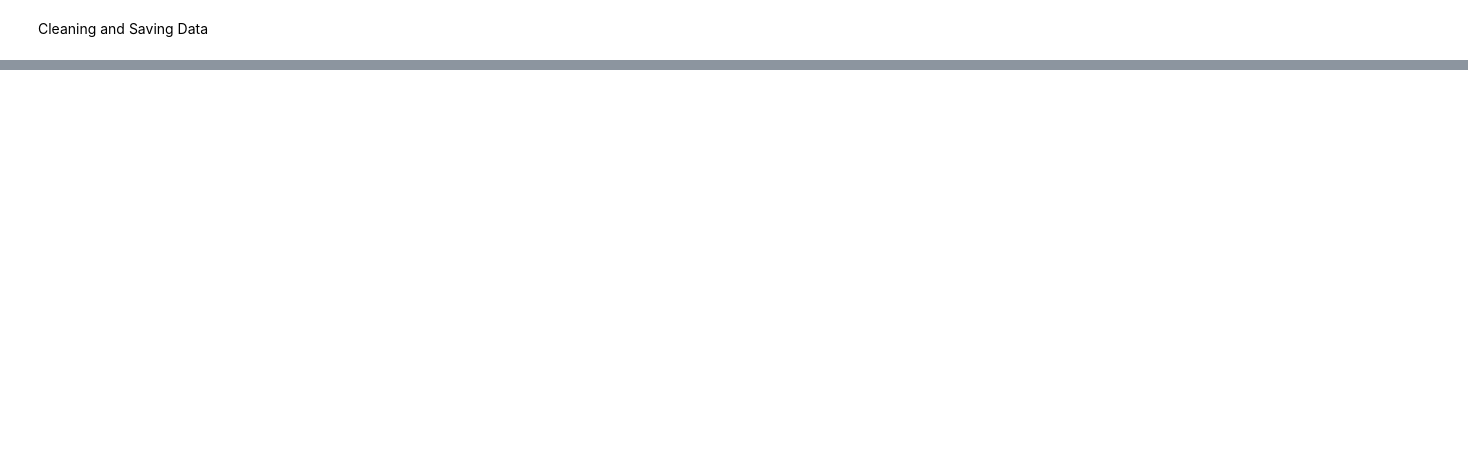
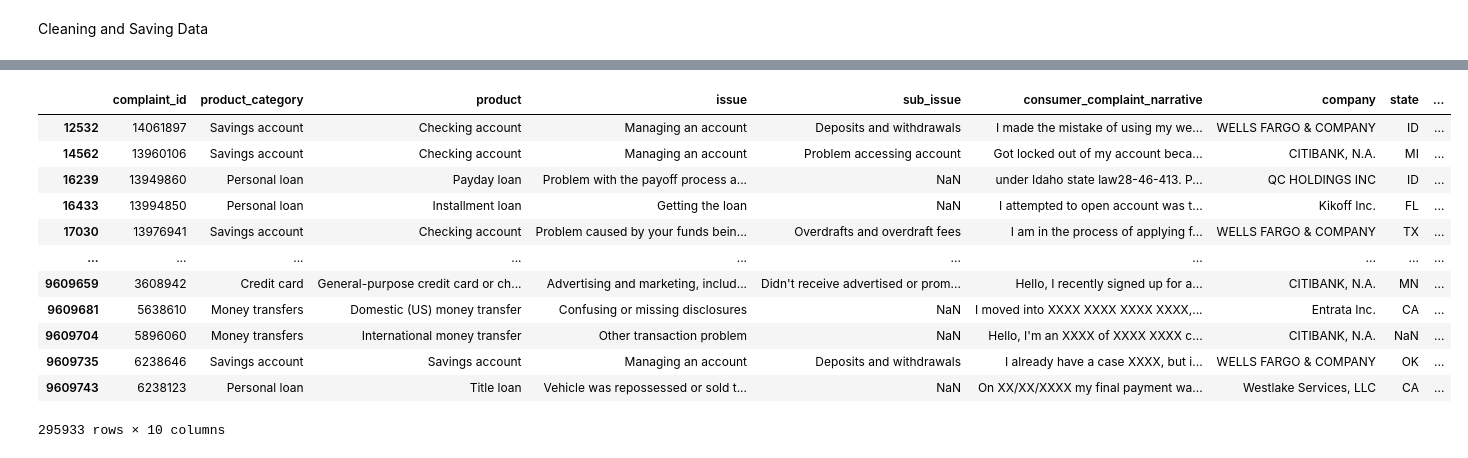
Before and after one commit to tib-dev/rag-complaint-chatbot, a Jupyter notebook: notebooks/eda.ipynb, the cells around one changed output, grey strips where cells are left out. Saved outputs shown, nothing was run; the diff lists cells and outputs as text; code cells hidden in the pictures; blank space fills up the shorter version.

```diff
--- a/notebooks/eda.ipynb
+++ b/notebooks/eda.ipynb
@@ -77,3 +160,27 @@ validate_rag_ready(df_clean)
+# %%
+mask = df_clean["consumer_complaint_narrative"].str.contains(
+    "XX|XXXX",
+    case=False,
+    na=False
+)
+
+df_filtered = df_clean[mask]
+# %%
+df_filtered
+# %% [output]
+|  | complaint_id | product_category | product | issue | sub_issue | consumer_complaint_narrative | company | state | ... |
+| 12532 | 14061897 | Savings account | Checking account | Managing an account | Deposits and withdrawals | I made the mistake of using my we... | WELLS FARGO & COMPANY | ID | ... |
+| 14562 | 13960106 | Savings account | Checking account | Managing an account | Problem accessing account | Got locked out of my account beca... | CITIBANK, N.A. | MI | ... |
+| 16239 | 13949860 | Personal loan | Payday loan | Problem with the payoff process a... | NaN | under Idaho state law28-46-413. P... | QC HOLDINGS INC | ID | ... |
+| 16433 | 13994850 | Personal loan | Installment loan | Getting the loan | NaN | I attempted to open account was t... | Kikoff Inc. | FL | ... |
+| 17030 | 13976941 | Savings account | Checking account | Problem caused by your funds bein... | Overdrafts and overdraft fees | I am in the process of applying f... | WELLS FARGO & COMPANY | TX | ... |
+| ... | ... | ... | ... | ... | ... | ... | ... | ... | ... |
+| 9609659 | 3608942 | Credit card | General-purpose credit card or ch... | Advertising and marketing, includ... | Didn't receive advertised or prom... | Hello, I recently signed up for a... | CITIBANK, N.A. | MN | ... |
+| 9609681 | 5638610 | Money transfers | Domestic (US) money transfer | Confusing or missing disclosures | NaN | I moved into XXXX XXXX XXXX XXXX,... | Entrata Inc. | CA | ... |
+| 9609704 | 5896060 | Money transfers | International money transfer | Other transaction problem | NaN | Hello, I'm an XXXX of XXXX XXXX c... | CITIBANK, N.A. | NaN | ... |
+| 9609735 | 6238646 | Savings account | Savings account | Managing an account | Deposits and withdrawals | I already have a case XXXX, but i... | WELLS FARGO & COMPANY | OK | ... |
+| 9609743 | 6238123 | Personal loan | Title loan | Vehicle was repossessed or sold t... | NaN | On XX/XX/XXXX my final payment wa... | Westlake Services, LLC | CA | ... |
+295933 rows × 10 columns
 # %%
 DataHandler.from_registry(
     section="DATA",
```
Also changed, not shown: parts of 14 cells of this notebook.
